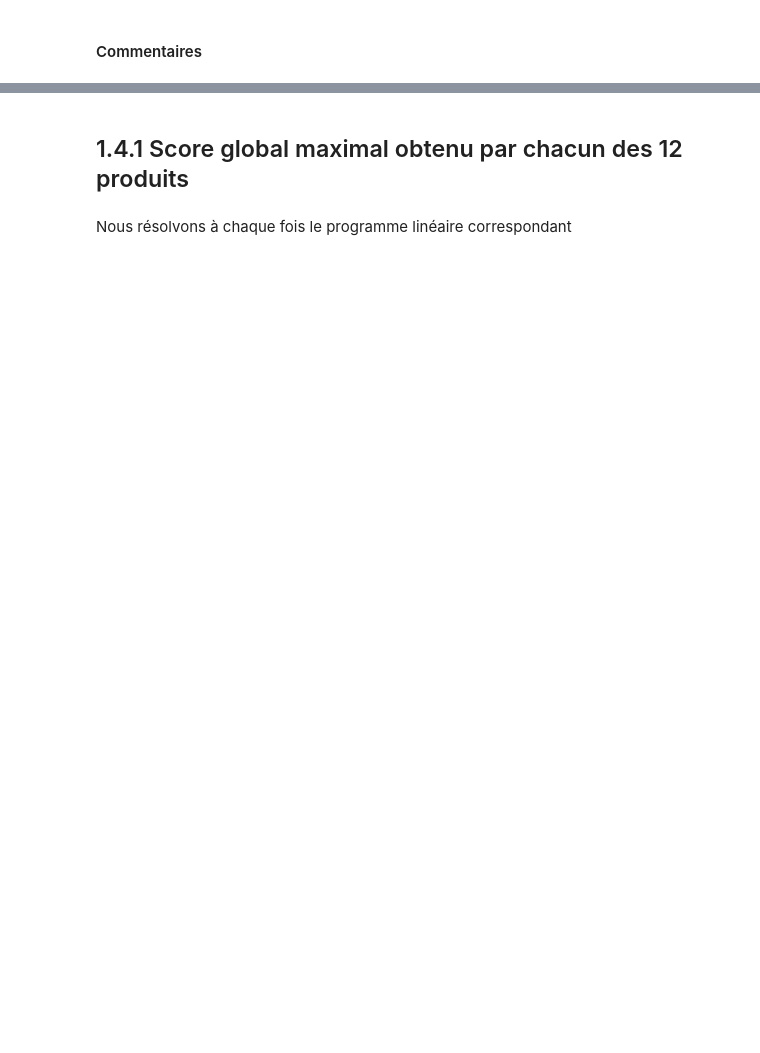
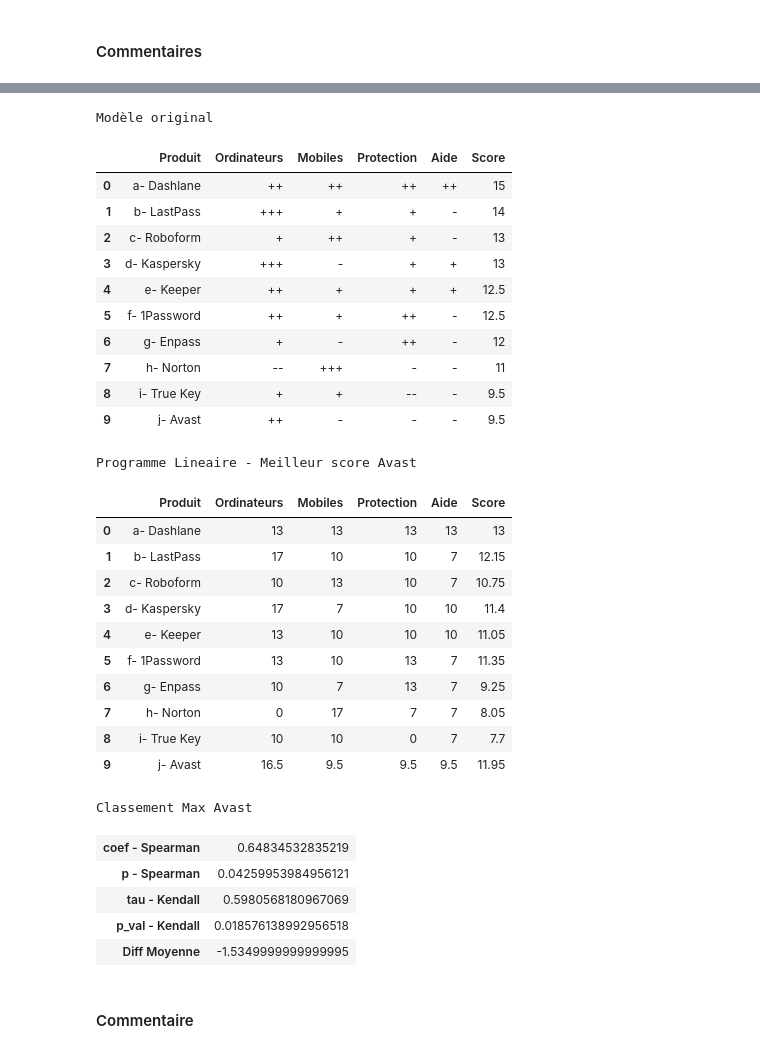
Before and after one commit to js-dev88/LangageScript, a Jupyter notebook: notebooks/Projet_classement_produits-logiciels.ipynb, the cells around one changed output, grey strips where cells are left out. Saved outputs shown, nothing was run; the diff lists cells and outputs as text; code cells hidden in the pictures; blank space fills up the shorter version.

```diff
--- a/notebooks/Projet_classement_produits-logiciels.ipynb
+++ b/notebooks/Projet_classement_produits-logiciels.ipynb
@@ -134 +133,12 @@ result_3_1_max = checkAdditiveModel(csv_name=csv_name,
+# %%
+#On retire les contraintes d'égalités de score des logiciels
+update_model_test = createUpdateModel([], ['c13', 'c15', 'c19']) #c13 pour y3 = y4, c15 pour y5 = y6 et c19 pour y9 = 10
+
+
+model_name_test = 'Programme Lineaire - Meilleur score Dashlane'
+result_test_max = checkAdditiveModel(csv_name=csv_name,
+                  model_name=model_name_test,
+                  eval_expr='y1',
+                  direction='max',
+                  update_model=update_model_test)
 # %%
@@ -294,0 +198,10 @@ Programme Lineaire - Pire score Lillydoo
+# %%
+%%capture
+df1_s = result_original.style.set_table_attributes("style='display:inline'").set_caption('Modèle original')
+df2_s = result_test_min.style.set_table_attributes("style='display:inline'").set_caption(model_name_test2)
+dict_min_y1 = compareRankings(result_original['Score'], result_test_min['Score'])
+
+exportInExcel(export_name, 'Dashlane',
+             [result_original, result_test_max, result_test_min],
+             ['Modèle Original',model_name_test, model_name_test2],
+             [dict_max_y1,dict_min_y1])
@@ -353,4 +246,54 @@ update_model_Q4 = createUpdateModel([Variable ('x6', ub = 20)], ['c13', 'c14', '
-# %% [markdown]
-## 1.4.1 Score global maximal obtenu par chacun des 12 produits
-# %% [markdown]
-Nous résolvons à chaque fois le programme linéaire correspondant
+# %%
+%%capture
+model_name_test3 = 'Programme Lineaire - Meilleur score Avast'
+result_test_avast_max = checkAdditiveModel(csv_name=csv_name,
+                  model_name=model_name_test3,
+                  eval_expr='y10',
+                  direction='max',
+                  update_model=update_model_test)
+
+
+
+dict_max_y10 = compareRankings(result_original['Score'], result_test_avast_max['Score'])
+# %%
+%%capture
+df1_s = result_original.style.set_table_attributes("style='display:inline'").set_caption('Modèle original')
+df2_s = result_test_avast_max.style.set_table_attributes("style='display:inline'").set_caption(model_name_test3)
+# %%
+display_html(df1_s._repr_html_()+df2_s._repr_html_(), raw=True)
+
+print("Classement Max Avast")
+display(HTML(json2html.convert(json = dict_max_y10)))
+# %% [output]
+Modèle original
+|  | Produit | Ordinateurs | Mobiles | Protection | Aide | Score |
+| 0 | a- Dashlane | ++ | ++ | ++ | ++ | 15 |
+| 1 | b- LastPass | +++ | + | + | - | 14 |
+| 2 | c- Roboform | + | ++ | + | - | 13 |
+| 3 | d- Kaspersky | +++ | - | + | + | 13 |
+| 4 | e- Keeper | ++ | + | + | + | 12.5 |
+| 5 | f- 1Password | ++ | + | ++ | - | 12.5 |
+| 6 | g- Enpass | + | - | ++ | - | 12 |
+| 7 | h- Norton | -- | +++ | - | - | 11 |
+| 8 | i- True Key | + | + | -- | - | 9.5 |
+| 9 | j- Avast | ++ | - | - | - | 9.5 |
+Programme Lineaire - Meilleur score Avast
+|  | Produit | Ordinateurs | Mobiles | Protection | Aide | Score |
+| 0 | a- Dashlane | 13 | 13 | 13 | 13 | 13 |
+| 1 | b- LastPass | 17 | 10 | 10 | 7 | 12.15 |
+| 2 | c- Roboform | 10 | 13 | 10 | 7 | 10.75 |
+| 3 | d- Kaspersky | 17 | 7 | 10 | 10 | 11.4 |
+| 4 | e- Keeper | 13 | 10 | 10 | 10 | 11.05 |
+| 5 | f- 1Password | 13 | 10 | 13 | 7 | 11.35 |
+| 6 | g- Enpass | 10 | 7 | 13 | 7 | 9.25 |
+| 7 | h- Norton | 0 | 17 | 7 | 7 | 8.05 |
+| 8 | i- True Key | 10 | 10 | 0 | 7 | 7.7 |
+| 9 | j- Avast | 16.5 | 9.5 | 9.5 | 9.5 | 11.95 |
+Classement Max Avast
+| coef - Spearman | 0.64834532835219 |
+| p - Spearman | 0.04259953984956121 |
+| tau - Kendall | 0.5980568180967069 |
+| p_val - Kendall | 0.018576138992956518 |
+| Diff Moyenne | -1.5349999999999995 |
+# %% [markdown]
+#### Commentaire
```
Also changed, not shown: parts of 88 cells of this notebook, 1 other file.
